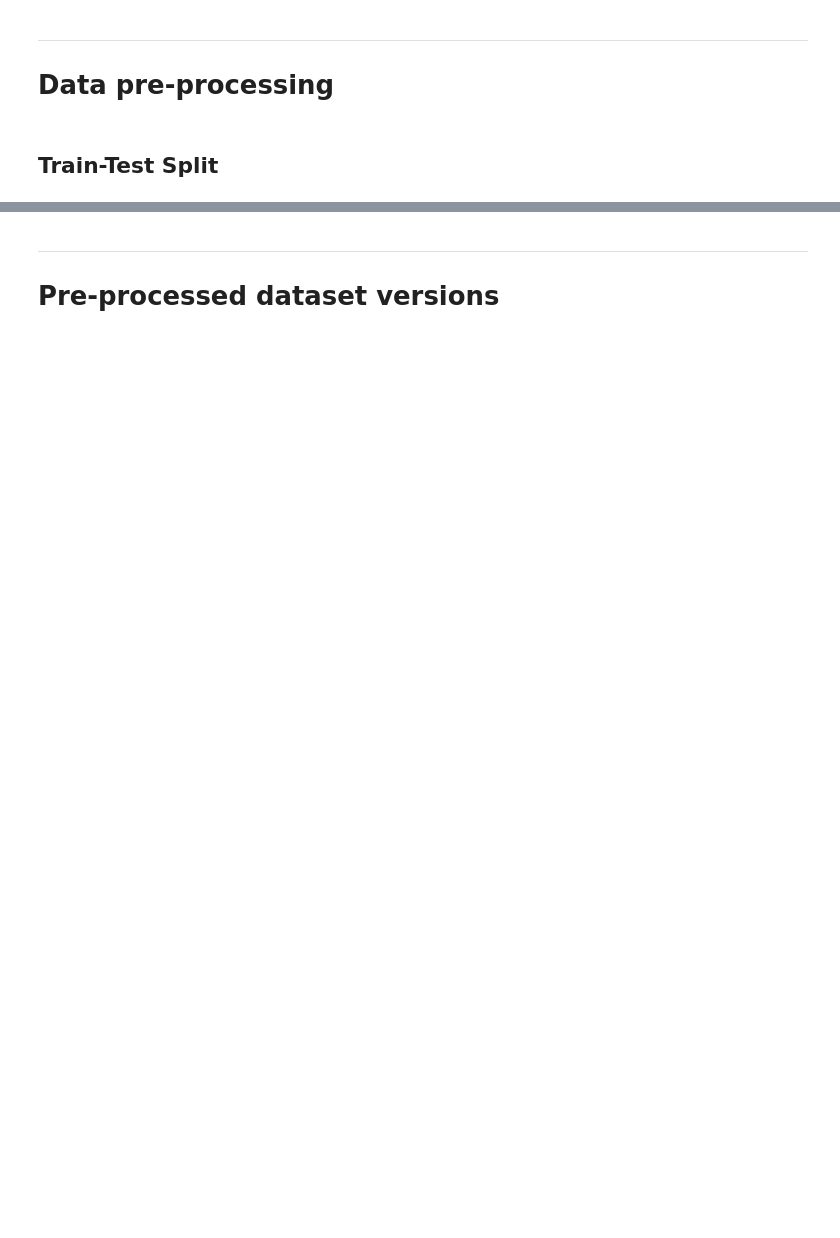
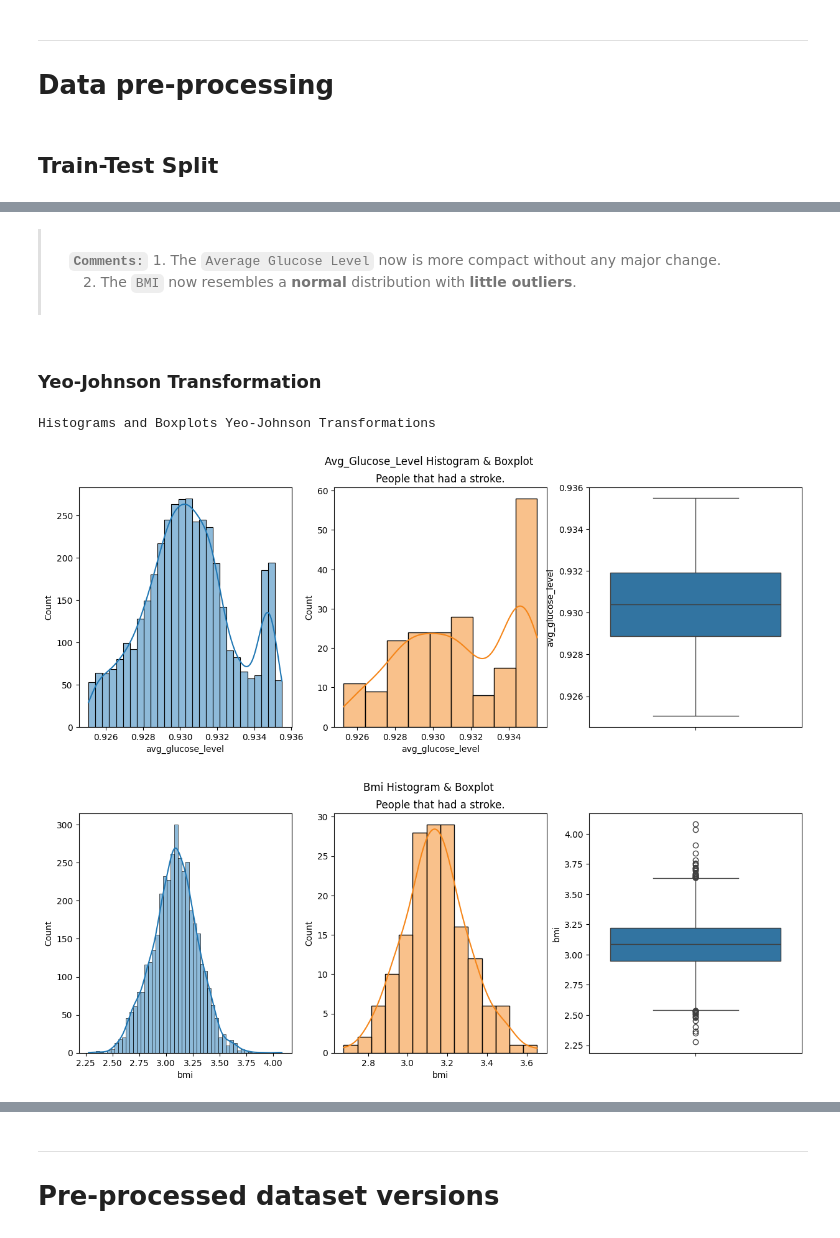
Before and after one commit to stefanosPanteli/EPL448_Team1_StrokePrediction, a Jupyter notebook: project.ipynb, the cells around one changed output, grey strips where cells are left out. Drawn from its saved outputs; the diff is of its cells as text; code cells hidden in the pictures; blank space fills up the shorter version.

```diff
--- a/project.ipynb
+++ b/project.ipynb
@@ -572,0 +582,26 @@ categorical_pipe = Pipeline(steps=[ # TODO: what is this
+# %% [markdown]
+> <br>&emsp;**`Comments:`** 1. The `Average Glucose Level` now is more compact without any major change.<br>&emsp;&emsp;2. The `BMI` now resembles a **normal** distribution with **little outliers**.<br>&emsp;
+# %% [markdown]
+### Yeo-Johnson Transformation
+# %%
+# Apply Yeo-Johnson transformation to both columns
+X_train_yj = X_train.copy()
+X_test_yj = X_test.copy()
+
+yj = PowerTransformer(method="yeo-johnson", standardize=False)
+X_train_yj["bmi"] =  yj.fit_transform(X_train_yj[["bmi"]])
+X_test_yj["bmi"] = yj.transform(X_test_yj[["bmi"]])
+bmi_bins_yj = yj.transform(pd.DataFrame(bmi_bins)).ravel().tolist() + [np.inf]
+
+
+yj = PowerTransformer(method="yeo-johnson", standardize=False)
+X_train_yj["avg_glucose_level"] = yj.fit_transform(X_train_yj[["avg_glucose_level"]])
+X_test_yj["avg_glucose_level"] = yj.transform(X_test_yj[["avg_glucose_level"]])
+
+nicely_print("Histograms and Boxplots", "Yeo-Johnson Transformations")
+for col in ['avg_glucose_level', 'bmi']:
+    plot_hist_and_boxplot(X_train_yj[[col]], X_train_yj[ y_train == 1][[col]], col)
+# %% [output]
+Histograms and Boxplots Yeo-Johnson Transformations
+[figure, added]
+[figure, added]
```
Also changed, not shown: parts of 38 cells of this notebook.
